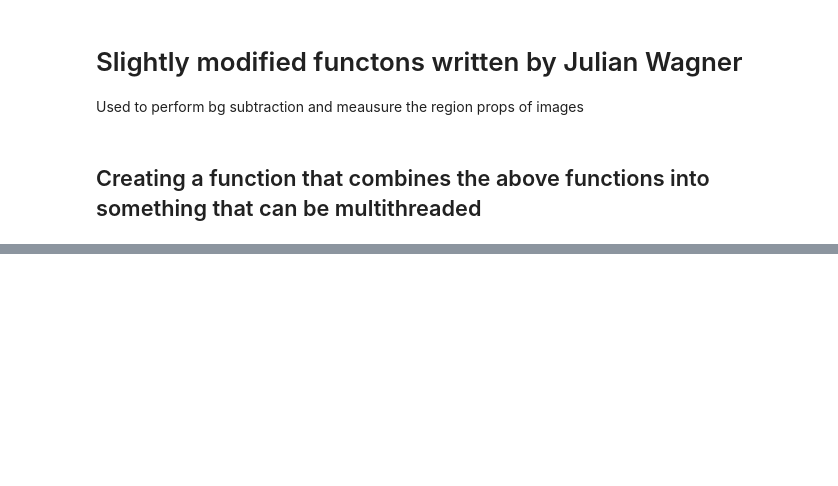
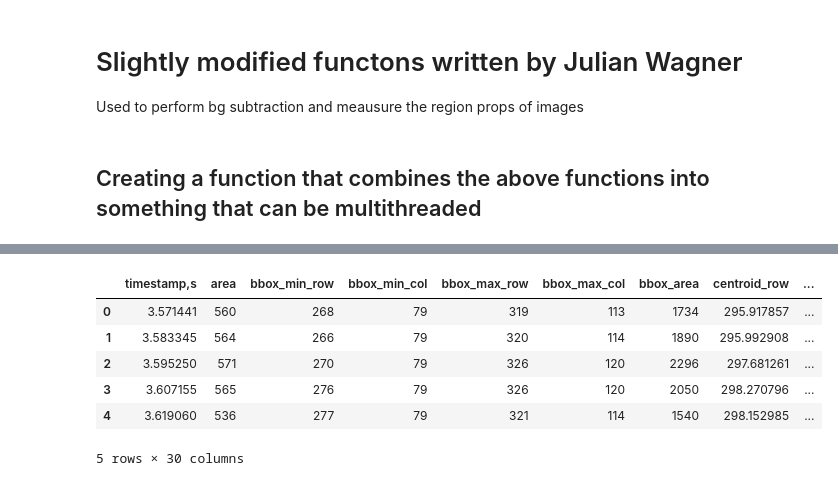
Before and after one commit to Tomnaragon/sceptovideo, a Jupyter notebook: Data_analysis_attempted_multithreading.ipynb, the cells around one changed output, grey strips where cells are left out. Cells and saved outputs as stored; diff of their text form; code cells hidden in the pictures; blank space fills up the shorter version.

```diff
--- a/Data_analysis_attempted_multithreading.ipynb
+++ b/Data_analysis_attempted_multithreading.ipynb
@@ -185,0 +254,8 @@ def image_analysis(curr_im, bg_im):
+# %%
+#create list that will contain tuples of all images and timestamps
+image_tmstmp_list = []
+
+#load every frame and timestamp of the video into a list in RAM
+for frame_number in tqdm.tqdm_notebook(range(frame_num)):
+    frame_tmstmp_hold = fmf.get_frame(frame_number)
+    image_tmstmp_list.append(frame_tmstmp_hold)
@@ -185,0 +342,8 @@ def image_analysis(curr_im, bg_im):
+# %%
+t = time.time()
+test_output = [[curr_im_time[1], *image_analysis(curr_im_time[0], bg_img)] \
+               for i,curr_im_time in enumerate(image_tmstmp_list)]
+
+test_out_df = pd.DataFrame(test_output,columns = image_labels)
+elapsed = time.time() - t
+elapsed
@@ -185,0 +356,10 @@ def image_analysis(curr_im, bg_im):
+# %%
+test_out_df.head()
+# %% [output]
+|  | timestamp,s | area | bbox_min_row | bbox_min_col | bbox_max_row | bbox_max_col | bbox_area | centroid_row | ... |
+| 0 | 3.571441 | 560 | 268 | 79 | 319 | 113 | 1734 | 295.917857 | ... |
+| 1 | 3.583345 | 564 | 266 | 79 | 320 | 114 | 1890 | 295.992908 | ... |
+| 2 | 3.595250 | 571 | 270 | 79 | 326 | 120 | 2296 | 297.681261 | ... |
+| 3 | 3.607155 | 565 | 276 | 79 | 326 | 120 | 2050 | 298.270796 | ... |
+| 4 | 3.619060 | 536 | 277 | 79 | 321 | 114 | 1540 | 298.152985 | ... |
+5 rows × 30 columns
```
Also changed, not shown: parts of 20 cells of this notebook.
